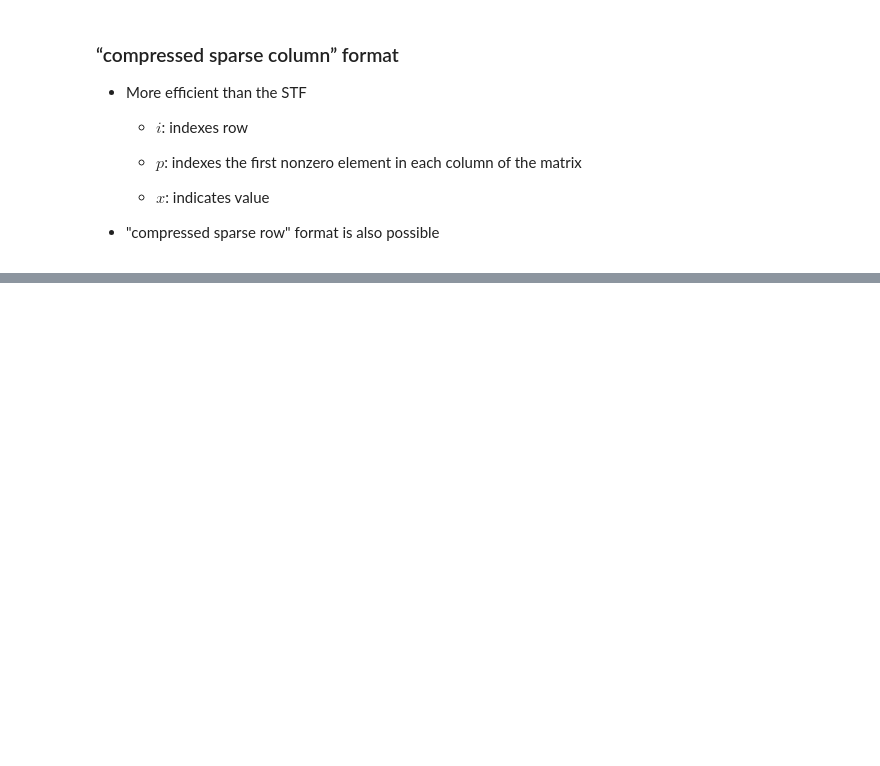
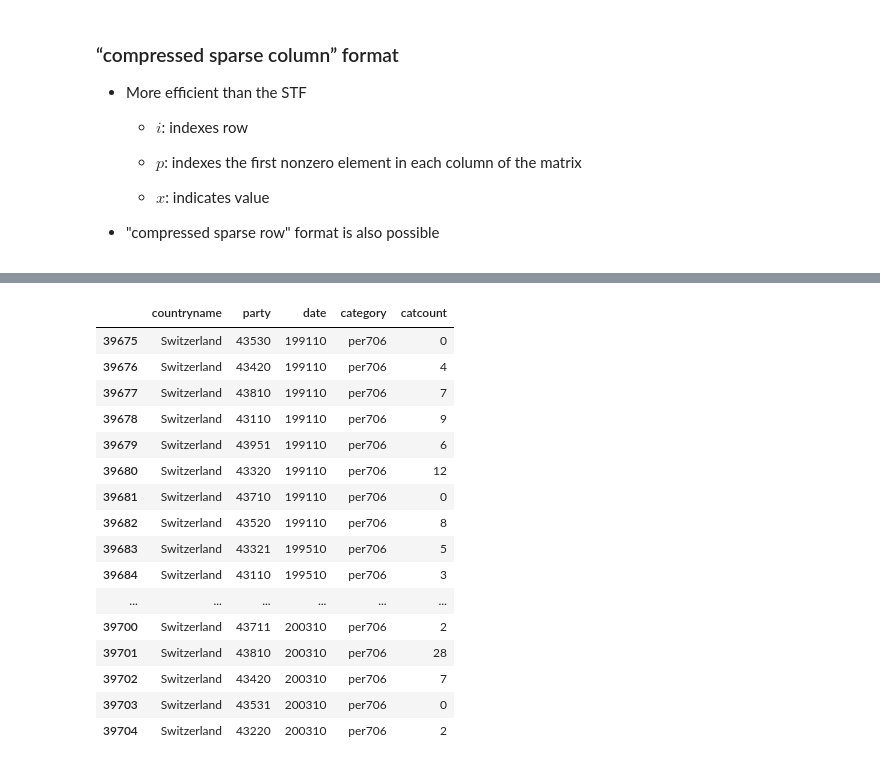
Before and after one commit to IvonGu/lectures-1, a Jupyter notebook: week02/ST445_wk2_lecture.ipynb, the cells around one changed output, grey strips where cells are left out. Drawn from its saved outputs; the diff is of its cells as text; code cells hidden in the pictures; blank space fills up the shorter version.

```diff
--- a/week02/ST445_wk2_lecture.ipynb
+++ b/week02/ST445_wk2_lecture.ipynb
@@ -320,0 +476,20 @@ This is “wide" format: ![image](figures/cmpdata.png){width="105.00000%"}
+# %%
+tail(cmpdataLong, 30)
+# %% [output]
+|  | countryname | party | date | category | catcount |
+| 39675 | Switzerland | 43530 | 199110 | per706 | 0 |
+| 39676 | Switzerland | 43420 | 199110 | per706 | 4 |
+| 39677 | Switzerland | 43810 | 199110 | per706 | 7 |
+| 39678 | Switzerland | 43110 | 199110 | per706 | 9 |
+| 39679 | Switzerland | 43951 | 199110 | per706 | 6 |
+| 39680 | Switzerland | 43320 | 199110 | per706 | 12 |
+| 39681 | Switzerland | 43710 | 199110 | per706 | 0 |
+| 39682 | Switzerland | 43520 | 199110 | per706 | 8 |
+| 39683 | Switzerland | 43321 | 199510 | per706 | 5 |
+| 39684 | Switzerland | 43110 | 199510 | per706 | 3 |
+| ... | ... | ... | ... | ... | ... |
+| 39700 | Switzerland | 43711 | 200310 | per706 | 2 |
+| 39701 | Switzerland | 43810 | 200310 | per706 | 28 |
+| 39702 | Switzerland | 43420 | 200310 | per706 | 7 |
+| 39703 | Switzerland | 43531 | 200310 | per706 | 0 |
+| 39704 | Switzerland | 43220 | 200310 | per706 | 2 |
```
Also changed, not shown: parts of 40 cells of this notebook.
